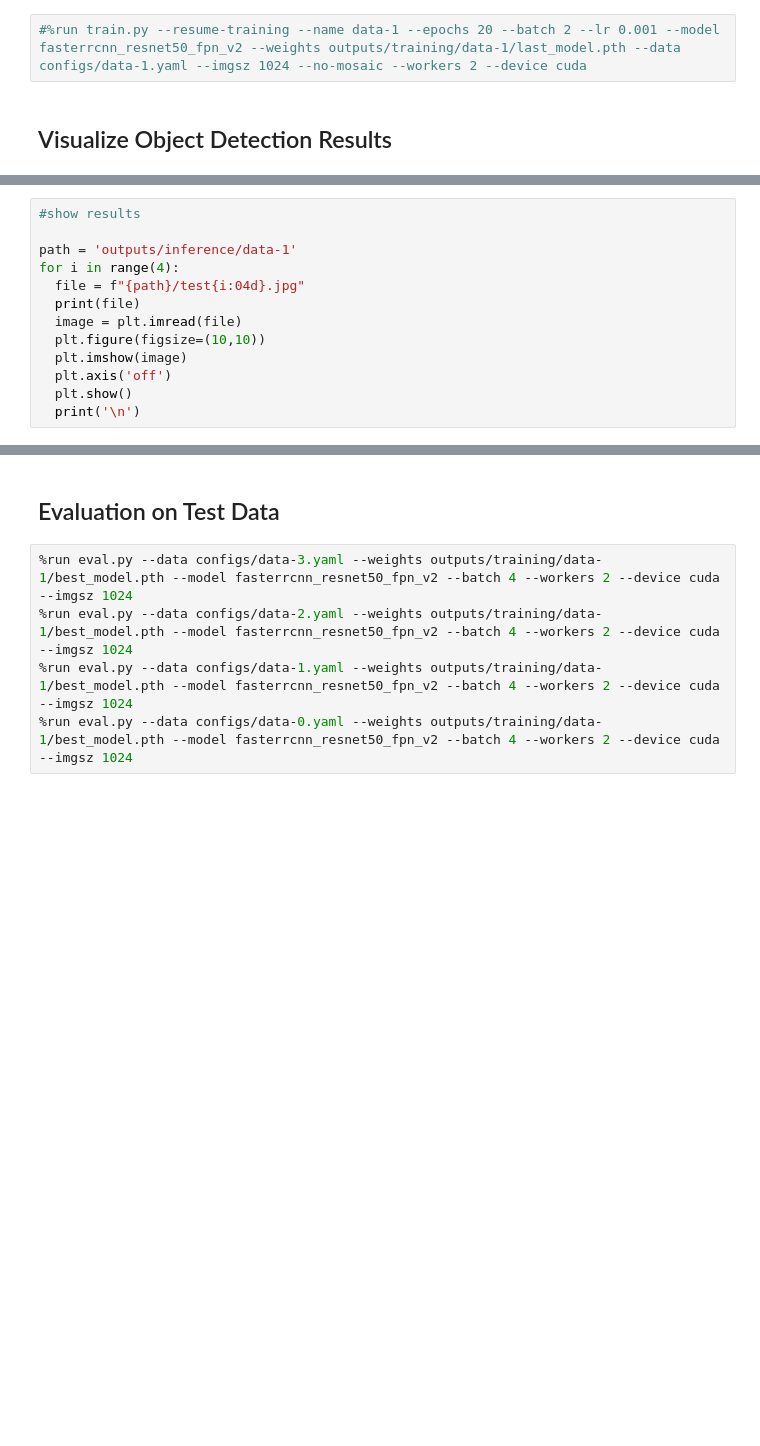
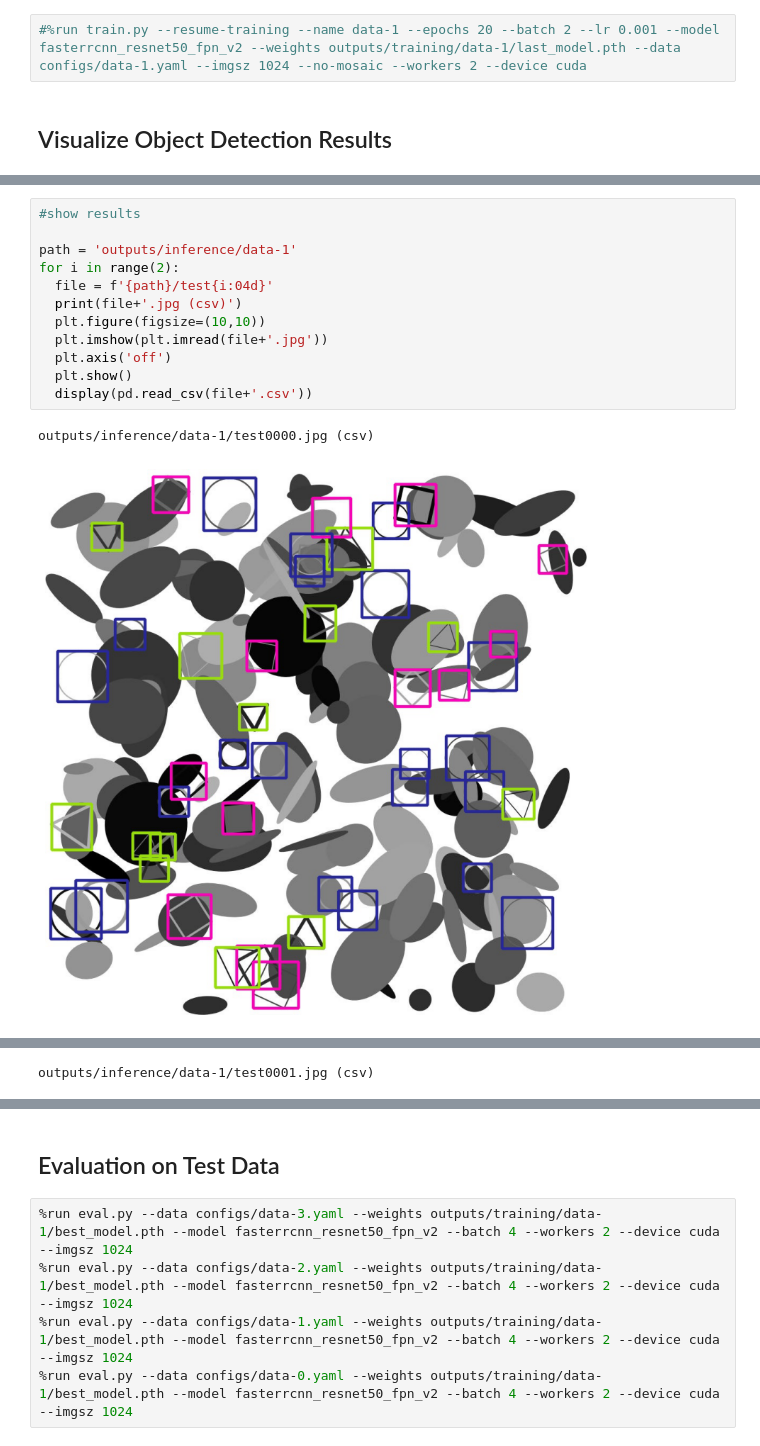
Before and after one commit to jkcas22/shape-recognition, a Jupyter notebook: faster_rcnn_training-1.ipynb, the cells around one changed output, grey strips where cells are left out. Saved outputs shown, nothing was run; the diff lists cells and outputs as text; blank space fills up the shorter version.

Commit message:
plot and list resulting bbox

```diff
--- a/faster_rcnn_training-1.ipynb
+++ b/faster_rcnn_training-1.ipynb
@@ -47,13 +149,15 @@ KeyboardInterrupt: ignored
 # %%
 #show results
 
 path = 'outputs/inference/data-1'
-for i in range(4):
-  file = f"{path}/test{i:04d}.jpg"
-  print(file)
-  image = plt.imread(file)
+for i in range(2):
+  file = f'{path}/test{i:04d}'
+  print(file+'.jpg (csv)')
   plt.figure(figsize=(10,10))
-  plt.imshow(image)
+  plt.imshow(plt.imread(file+'.jpg'))
   plt.axis('off')
   plt.show()
-  print('\n')
+  display(pd.read_csv(file+'.csv'))
+# %% [output]
+outputs/inference/data-1/test0000.jpg (csv)
+[figure, added]
@@ -59,0 +181 @@ for i in range(4):
+outputs/inference/data-1/test0001.jpg (csv)
```
Also changed, not shown: parts of 5 cells of this notebook, 20 other files.
